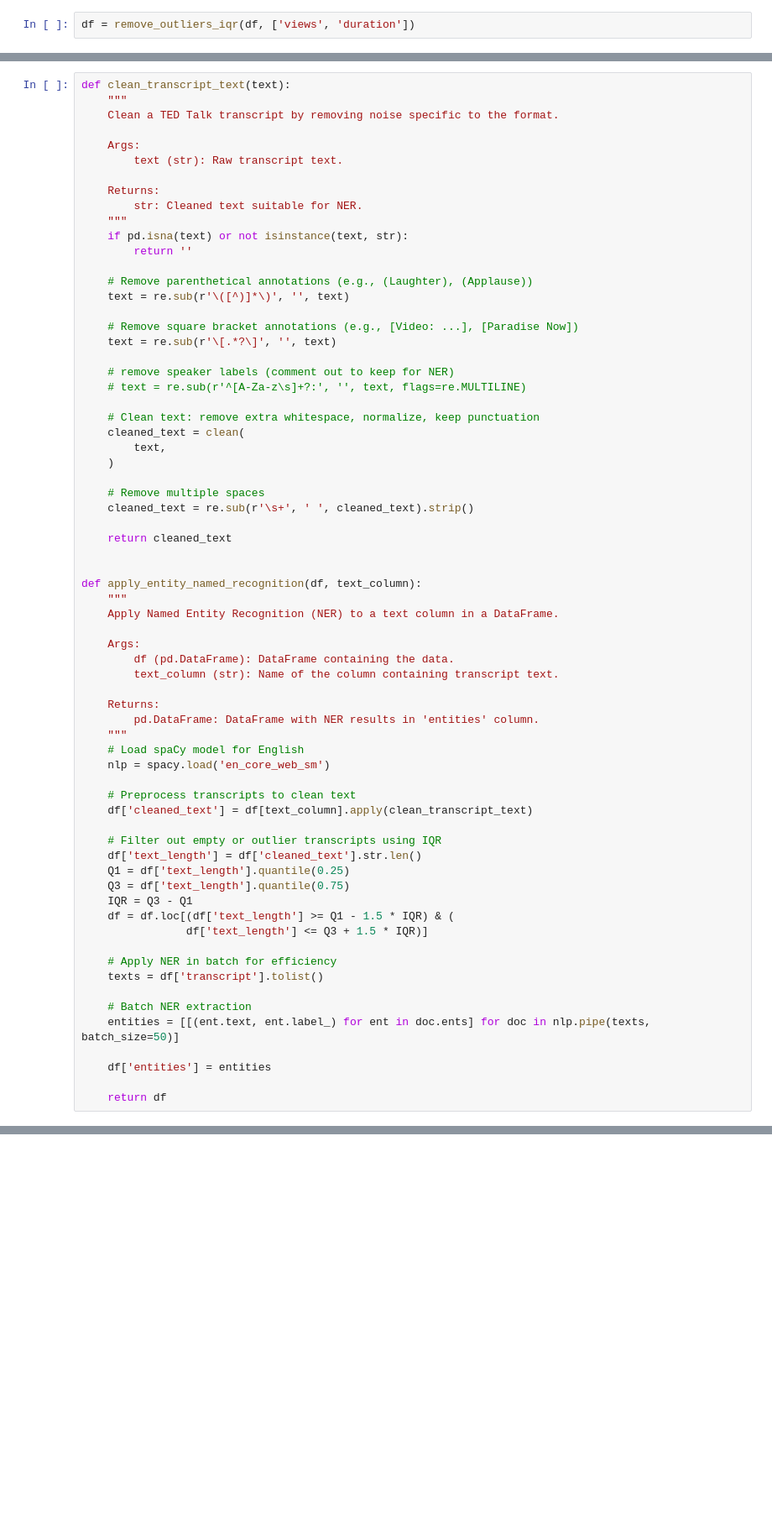
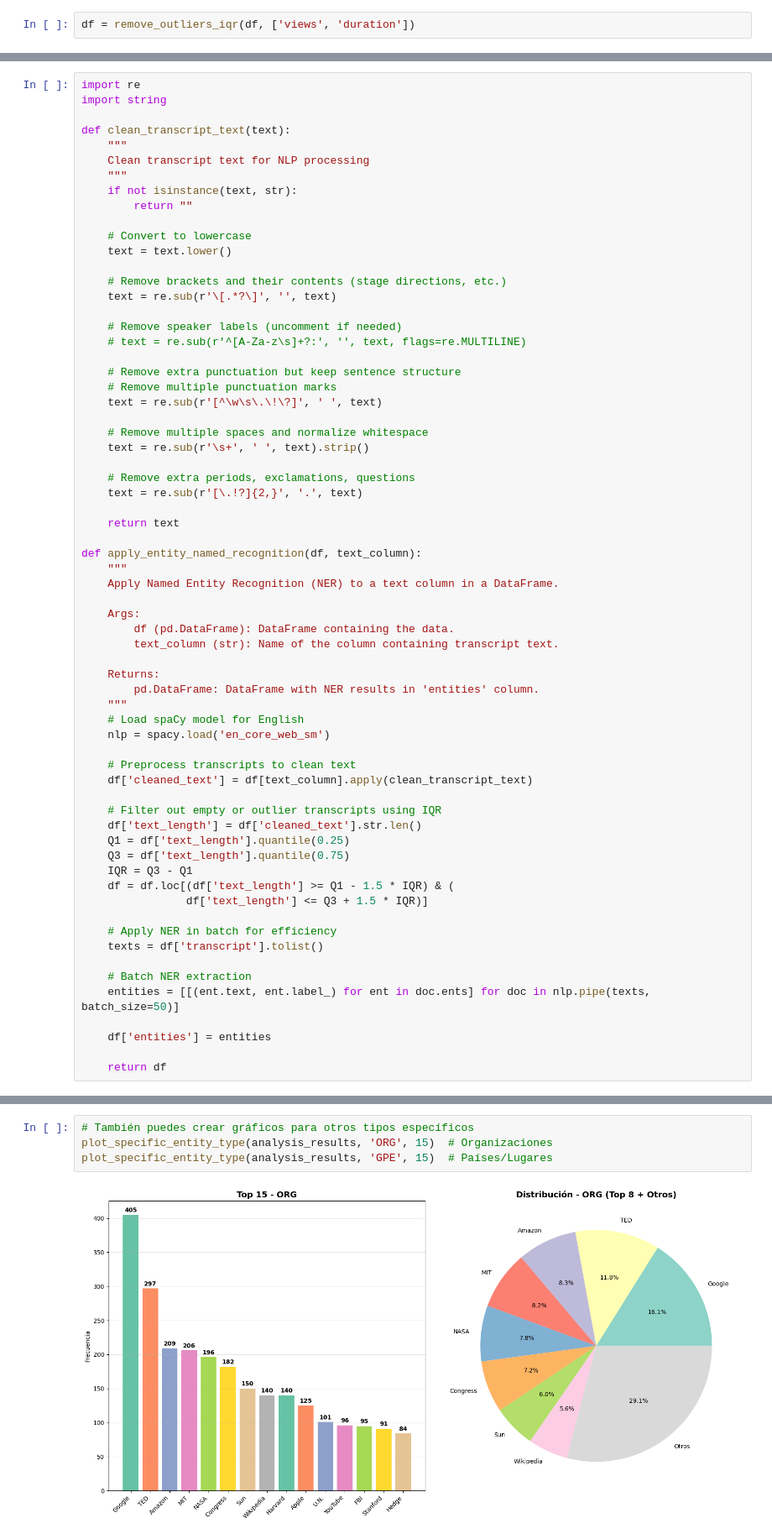
Before and after one commit to manuujrodcruz/data-extraction-TED-Talks-transcripts-for-NLP, a Jupyter notebook: data-extraction-TED-Talks-transcripts-for-NLP.ipynb, the cells around one changed output, grey strips where cells are left out. Shown at 84% size. Cells and saved outputs as stored; diff of their text form; blank space fills up the shorter version.

```diff
--- a/data-extraction-TED-Talks-transcripts-for-NLP.ipynb
+++ b/data-extraction-TED-Talks-transcripts-for-NLP.ipynb
@@ -74,36 +81,34 @@ df = remove_outliers_iqr(df, ['views', 'duration'])
 # %%
+import re
+import string
+
 def clean_transcript_text(text):
     """
-    Clean a TED Talk transcript by removing noise specific to the format.
+    Clean transcript text for NLP processing
+    """
+    if not isinstance(text, str):
+        return ""
 
-    Args:
-        text (str): Raw transcript text.
+    # Convert to lowercase
+    text = text.lower()
 
-    Returns:
-        str: Cleaned text suitable for NER.
-    """
-    if pd.isna(text) or not isinstance(text, str):
-        return ''
-
-    # Remove parenthetical annotations (e.g., (Laughter), (Applause))
-    text = re.sub(r'\([^)]*\)', '', text)
-
-    # Remove square bracket annotations (e.g., [Video: ...], [Paradise Now])
+    # Remove brackets and their contents (stage directions, etc.)
     text = re.sub(r'\[.*?\]', '', text)
 
-    # remove speaker labels (comment out to keep for NER)
+    # Remove speaker labels (uncomment if needed)
     # text = re.sub(r'^[A-Za-z\s]+?:', '', text, flags=re.MULTILINE)
 
-    # Clean text: remove extra whitespace, normalize, keep punctuation
-    cleaned_text = clean(
-        text,
-    )
+    # Remove extra punctuation but keep sentence structure
+    # Remove multiple punctuation marks
+    text = re.sub(r'[^\w\s\.\!\?]', ' ', text)
 
-    # Remove multiple spaces
-    cleaned_text = re.sub(r'\s+', ' ', cleaned_text).strip()
+    # Remove multiple spaces and normalize whitespace
+    text = re.sub(r'\s+', ' ', text).strip()
 
-    return cleaned_text
+    # Remove extra periods, exclamations, questions
+    text = re.sub(r'[\.!?]{2,}', '.', text)
 
+    return text
 
 def apply_entity_named_recognition(df, text_column):
     """
@@ -146,0 +499,6 @@ df[['title', 'cleaned_text', 'entities']].head()
+# %%
+# También puedes crear gráficos para otros tipos específicos
+plot_specific_entity_type(analysis_results, 'ORG', 15)  # Organizaciones
+plot_specific_entity_type(analysis_results, 'GPE', 15)  # Países/Lugares
+# %% [output]
+[figure, added]
```
Also changed, not shown: parts of 13 cells of this notebook.
